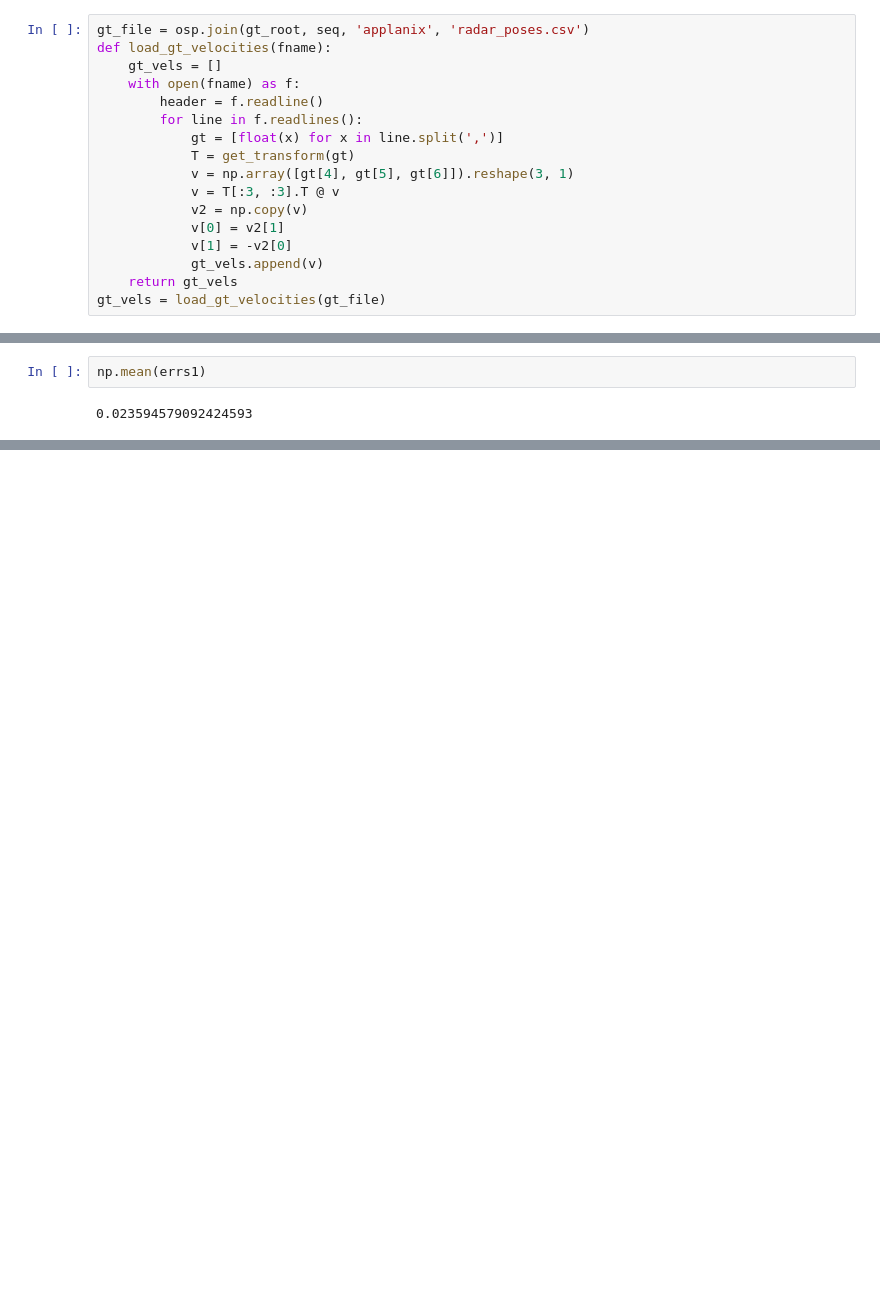
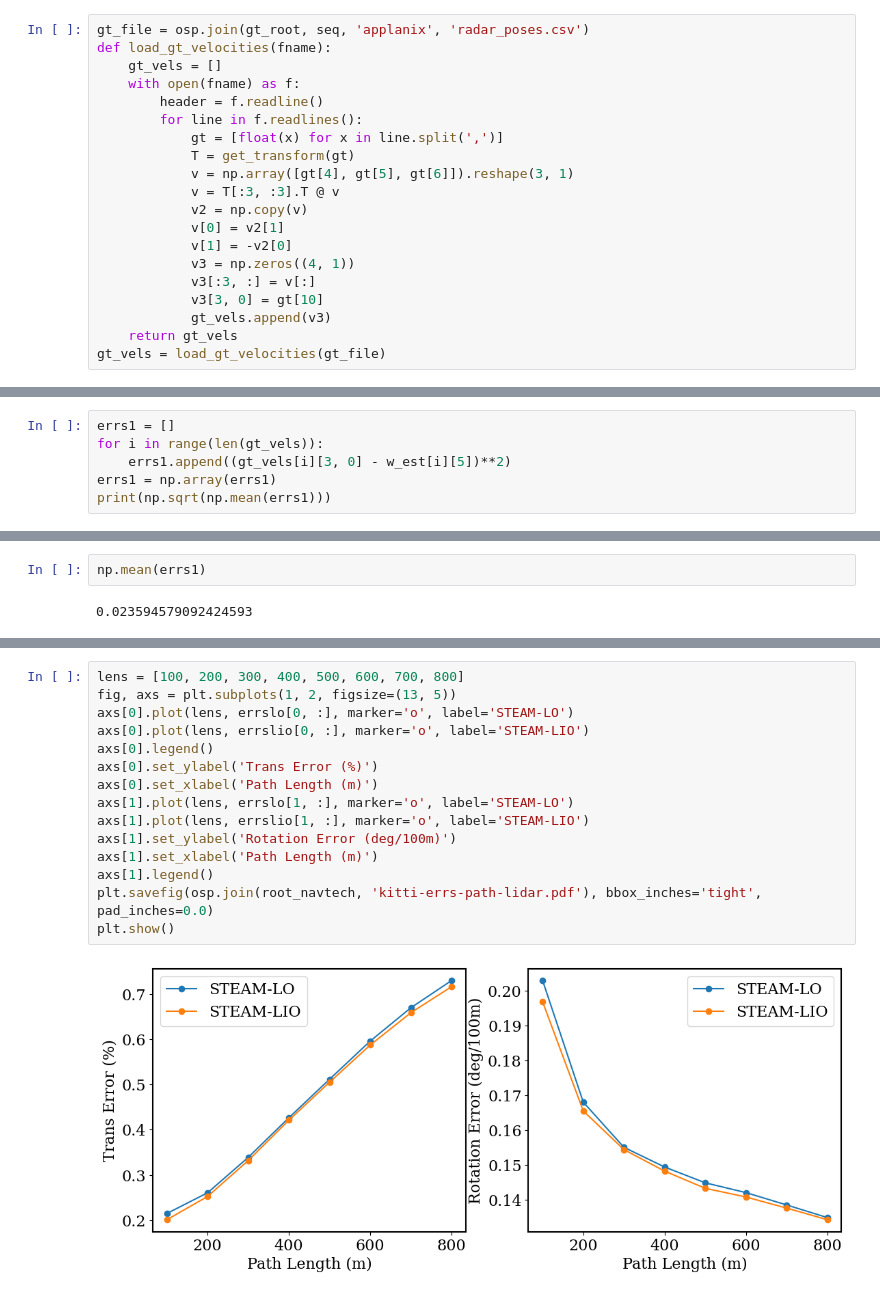
Before and after one commit to utiasASRL/steam_icp, a Jupyter notebook: script/paper_plots.ipynb, the cells around one changed output, grey strips where cells are left out. Drawn from its saved outputs; the diff is of its cells as text; blank space fills up the shorter version.

```diff
--- a/script/paper_plots.ipynb
+++ b/script/paper_plots.ipynb
@@ -858,7 +889,10 @@ def load_gt_velocities(fname):
             v2 = np.copy(v)
             v[0] = v2[1]
             v[1] = -v2[0]
-            gt_vels.append(v)
+            v3 = np.zeros((4, 1))
+            v3[:3, :] = v[:]
+            v3[3, 0] = gt[10]
+            gt_vels.append(v3)
     return gt_vels
 gt_vels = load_gt_velocities(gt_file)
 # %%
@@ -887,3 +922,9 @@ print(np.sqrt(np.mean(errs2)))
 # %% [output]
 0.16568901037654948
 0.17537118460558265
+# %%
+errs1 = []
+for i in range(len(gt_vels)):
+    errs1.append((gt_vels[i][3, 0] - w_est[i][5])**2)
+errs1 = np.array(errs1)
+print(np.sqrt(np.mean(errs1)))
@@ -938,0 +1061,17 @@ np.mean(errs1)
+# %%
+lens = [100, 200, 300, 400, 500, 600, 700, 800]
+fig, axs = plt.subplots(1, 2, figsize=(13, 5))
+axs[0].plot(lens, errslo[0, :], marker='o', label='STEAM-LO')
+axs[0].plot(lens, errslio[0, :], marker='o', label='STEAM-LIO')
+axs[0].legend()
+axs[0].set_ylabel('Trans Error (%)')
+axs[0].set_xlabel('Path Length (m)')
+axs[1].plot(lens, errslo[1, :], marker='o', label='STEAM-LO')
+axs[1].plot(lens, errslio[1, :], marker='o', label='STEAM-LIO')
+axs[1].set_ylabel('Rotation Error (deg/100m)')
+axs[1].set_xlabel('Path Length (m)')
+axs[1].legend()
+plt.savefig(osp.join(root_navtech, 'kitti-errs-path-lidar.pdf'), bbox_inches='tight', pad_inches=0.0)
+plt.show()
+# %% [output]
+[figure, added]
```
Also changed, not shown: parts of 22 cells of this notebook, 18 other files.
